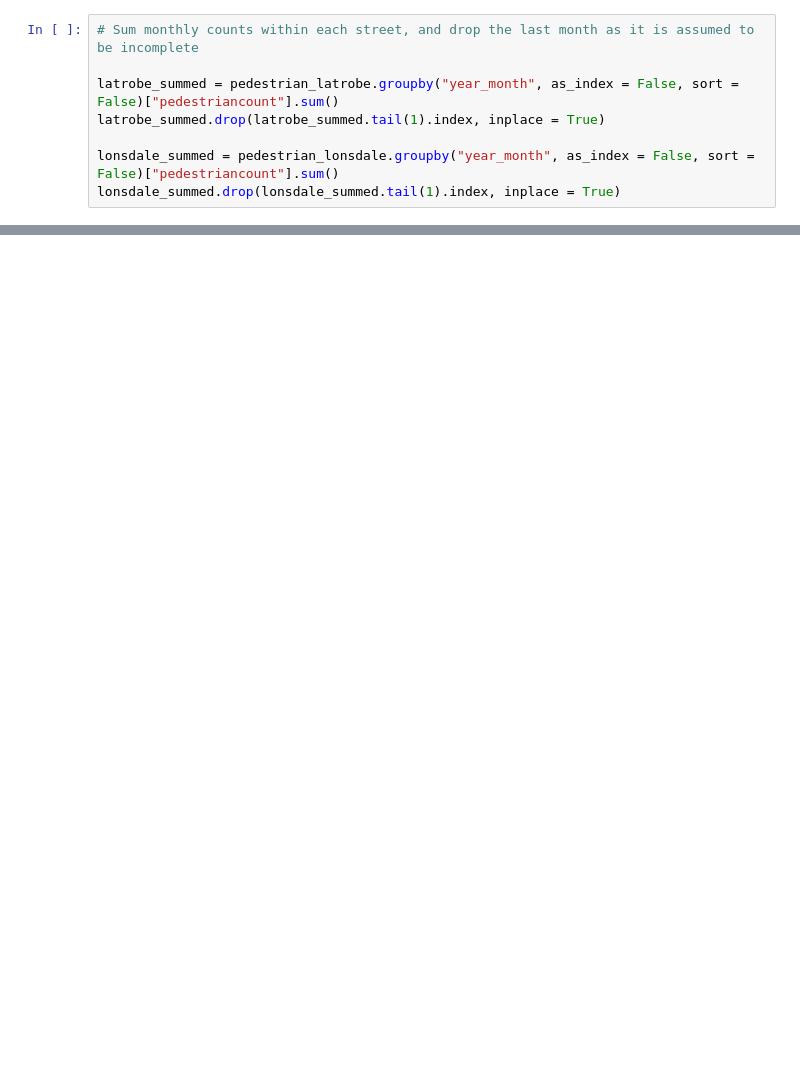
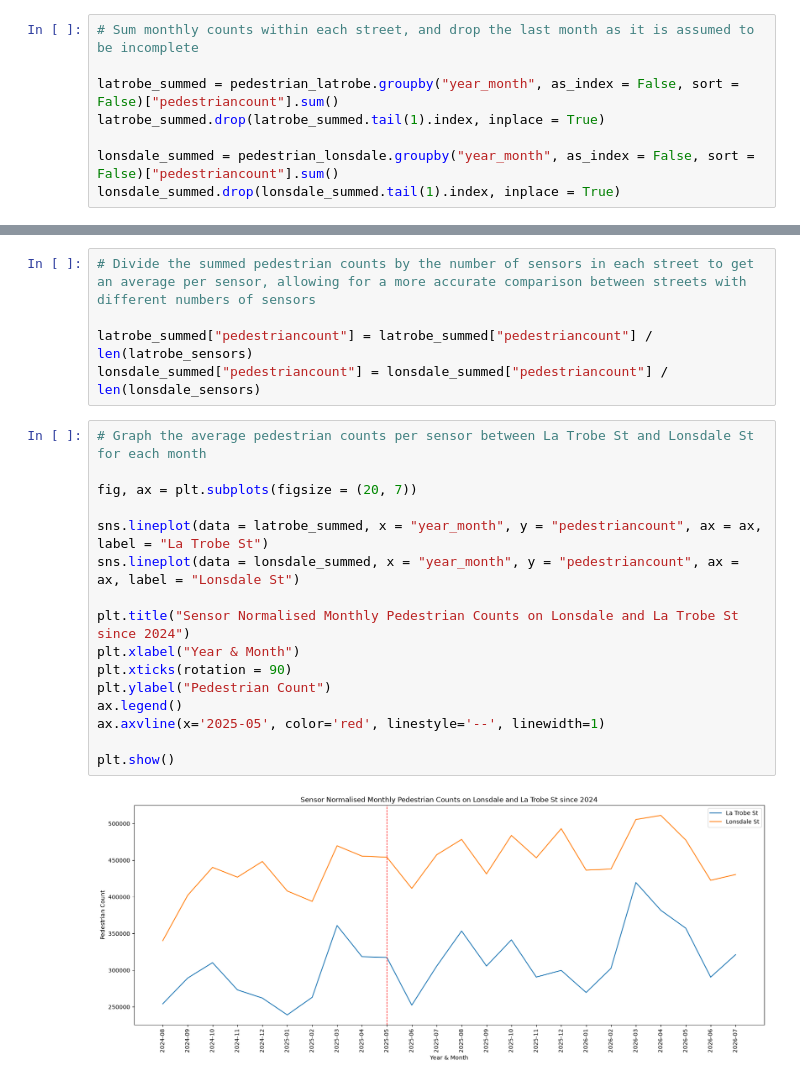
Before and after one commit to rooien/urban-analysis, a Jupyter notebook: team_a/pedestrian_count_analysis_latrobe_lonsdale.ipynb, the cells around one changed output, grey strips where cells are left out. Drawn from its saved outputs; the diff is of its cells as text; blank space fills up the shorter version.

```diff
--- a/team_a/pedestrian_count_analysis_latrobe_lonsdale.ipynb
+++ b/team_a/pedestrian_count_analysis_latrobe_lonsdale.ipynb
@@ -192,0 +188,23 @@ plt.show()
+# %%
+# Divide the summed pedestrian counts by the number of sensors in each street to get an average per sensor, allowing for a more accurate comparison between streets with different numbers of sensors
+
+latrobe_summed["pedestriancount"] = latrobe_summed["pedestriancount"] / len(latrobe_sensors)
+lonsdale_summed["pedestriancount"] = lonsdale_summed["pedestriancount"] / len(lonsdale_sensors)
+# %%
+# Graph the average pedestrian counts per sensor between La Trobe St and Lonsdale St for each month
+
+fig, ax = plt.subplots(figsize = (20, 7))
+
+sns.lineplot(data = latrobe_summed, x = "year_month", y = "pedestriancount", ax = ax, label = "La Trobe St")
+sns.lineplot(data = lonsdale_summed, x = "year_month", y = "pedestriancount", ax = ax, label = "Lonsdale St")
+
+plt.title("Sensor Normalised Monthly Pedestrian Counts on Lonsdale and La Trobe St since 2024")
+plt.xlabel("Year & Month")
+plt.xticks(rotation = 90)
+plt.ylabel("Pedestrian Count")
+ax.legend()
+ax.axvline(x='2025-05', color='red', linestyle='--', linewidth=1)
+
+plt.show()
+# %% [output]
+[figure, added]
```
Also changed, not shown: parts of 16 cells of this notebook.
